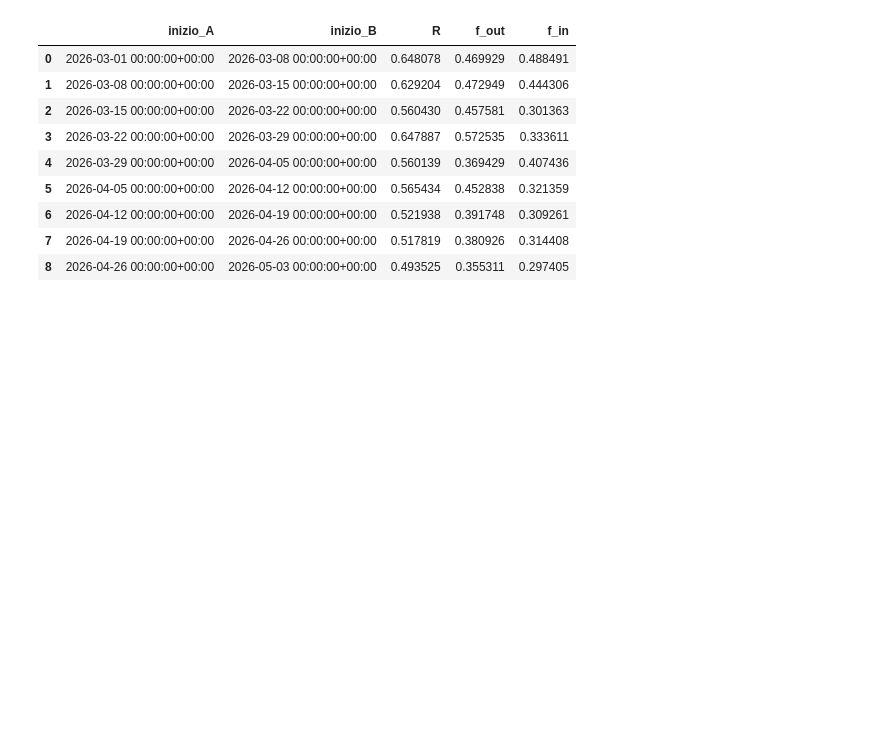
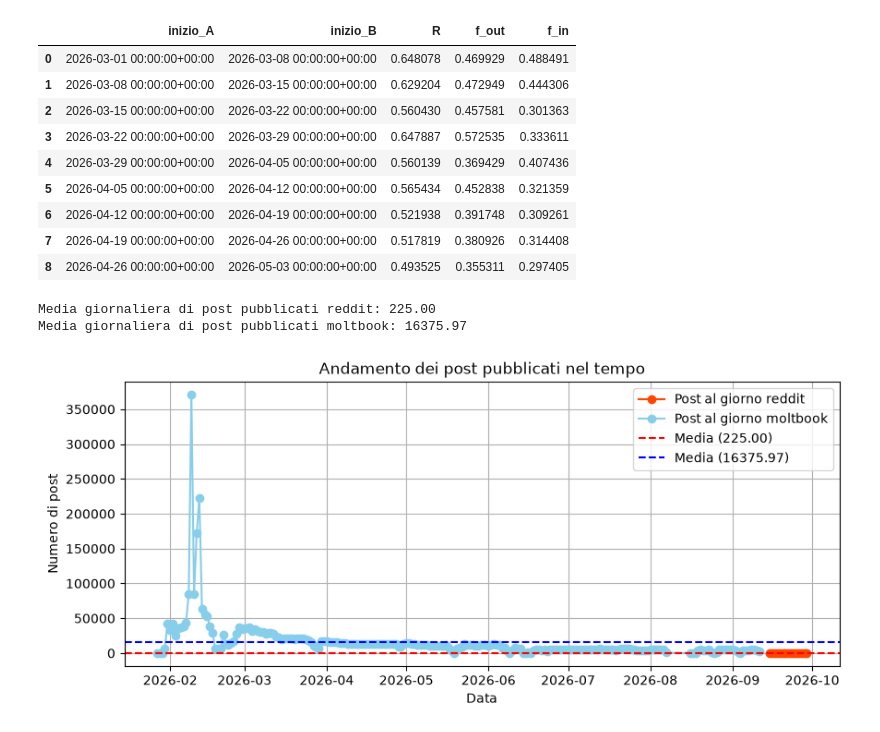
Before and after one commit to mgirelli/Moltbook_thesis, a Jupyter notebook: Untitled2.ipynb, the cells around one changed output. Cells and saved outputs as stored; diff of their text form; code cells hidden in the pictures; blank space fills up the shorter version.

```diff
--- a/Untitled2.ipynb
+++ b/Untitled2.ipynb
@@ -162,3 +222,31 @@ for c in ["link_id", "parent_id"]:
     df_reddit_comments[c] = df_reddit_comments[c].str.replace(r"^t[0-9]_", "", regex=True)
 
 df_reddit_comments = df_reddit_comments[['author','created_utc','downs','id','link_id','parent_id','subreddit','ups']]
+# %%
+# Filtriamo i post e raggruppiamo per data (es. giornaliera)
+posts_per_day_r = df_reddit_posts.groupby(df_reddit_posts['created_utc'].dt.date).size()
+posts_per_day_m = df_moltbook_posts.groupby(df_moltbook_posts['created_at'].dt.date).size()
+
+# Media giornaliera di post pubblicati nell'intero dataset
+media_post_giornaliera_r = posts_per_day_r.mean()
+media_post_giornaliera_m = posts_per_day_m.mean()
+print(f"Media giornaliera di post pubblicati reddit: {media_post_giornaliera_r:.2f}")
+print(f"Media giornaliera di post pubblicati moltbook: {media_post_giornaliera_m:.2f}")
+
+# Plot dell'andamento nel tempo con linea della media
+plt.figure(figsize=(10, 4))
+posts_per_day_r.plot(kind='line', marker='o', label='Post al giorno reddit', c='orangered')
+posts_per_day_m.plot(kind='line', marker='o', label='Post al giorno moltbook', c='skyblue')
+plt.axhline(y=media_post_giornaliera_r, color='r', linestyle='--', label=f'Media ({media_post_giornaliera_r:.2f})')
+plt.axhline(y=media_post_giornaliera_m, color='b', linestyle='--', label=f'Media ({media_post_giornaliera_m:.2f})')
+plt.title('Andamento dei post pubblicati nel tempo')
+plt.xlabel('Data')
+plt.ylabel('Numero di post')
+#plt.yscale('log')
+plt.legend()
+plt.grid(True)
+plt.show()
+# %% [output]
+Media giornaliera di post pubblicati reddit: 225.00
+Media giornaliera di post pubblicati moltbook: 16375.97
+[figure, added]
```
Also changed, not shown: parts of 18 cells of this notebook, 1 other file.
